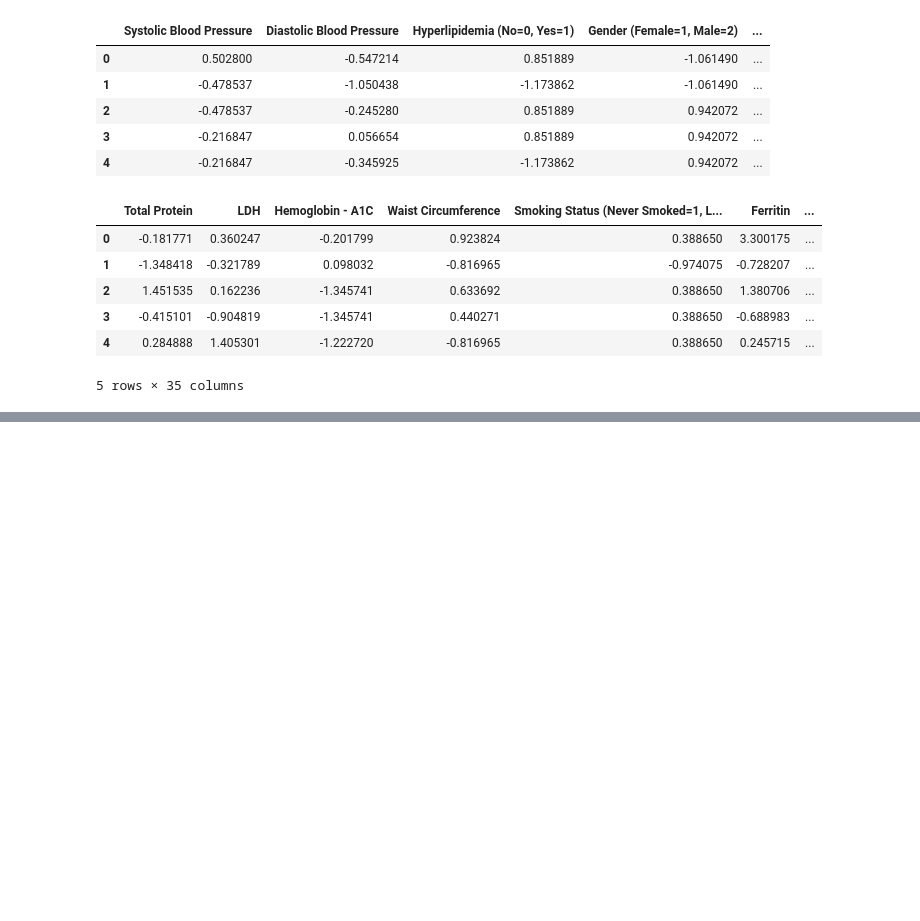
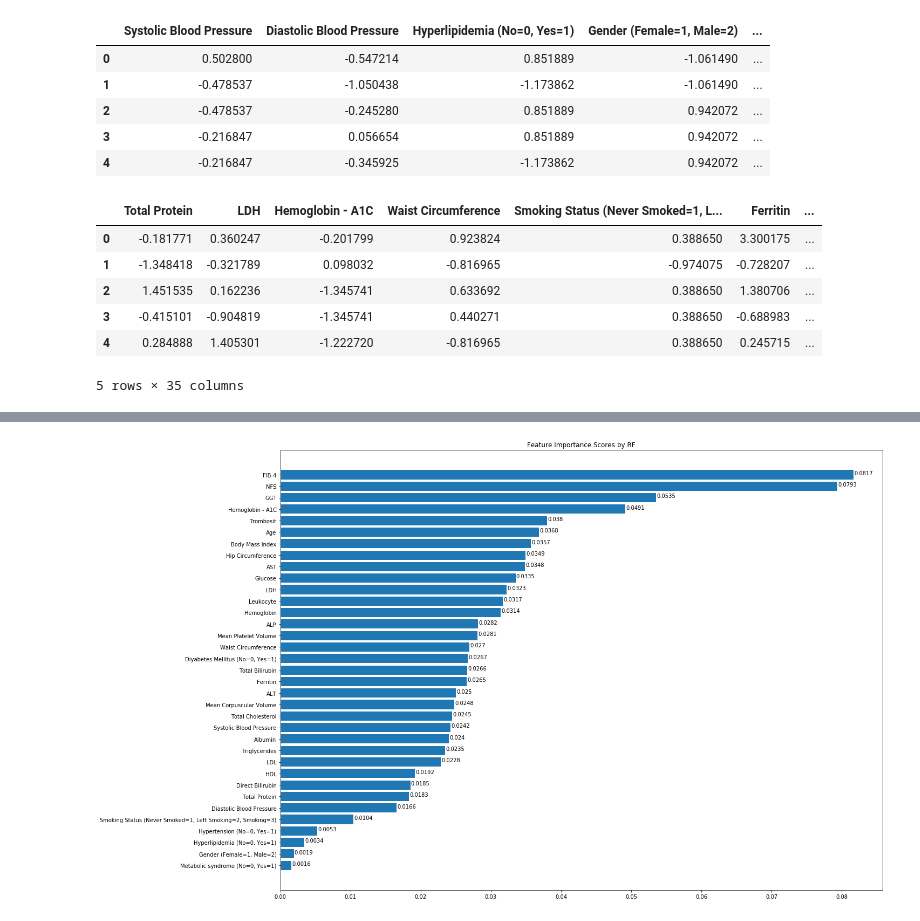
Before and after one commit to ali0jn/Nonalcoholic-Fatty-Liver-Disease, a Jupyter notebook: NAFLD_further_analysis.ipynb, the cells around one changed output, grey strips where cells are left out. Saved outputs shown, nothing was run; the diff lists cells and outputs as text; code cells hidden in the pictures; blank space fills up the shorter version.

```diff
--- a/NAFLD_further_analysis.ipynb
+++ b/NAFLD_further_analysis.ipynb
@@ -164,0 +287,4 @@ with open('svm_tuned_params.json', 'w') as file:
+# %%
+get_feature_importance(rf_1, X_train_1, y_train_1, X_baseline_2, (20, 15))
+# %% [output]
+[figure, added]
```
Also changed, not shown: parts of 15 cells of this notebook, 3 other files.
